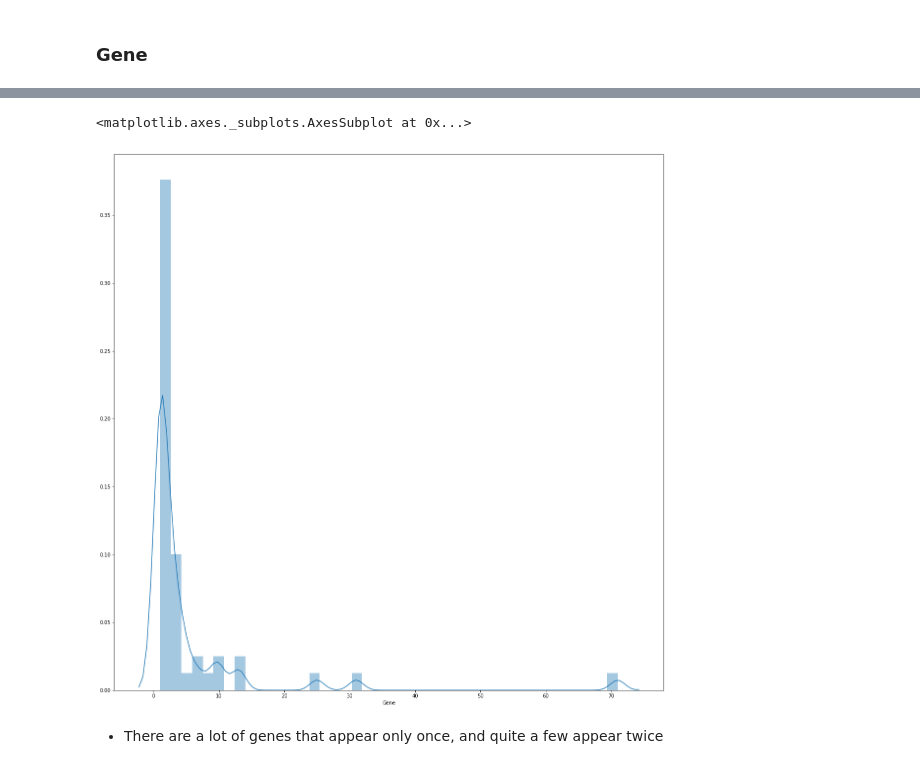
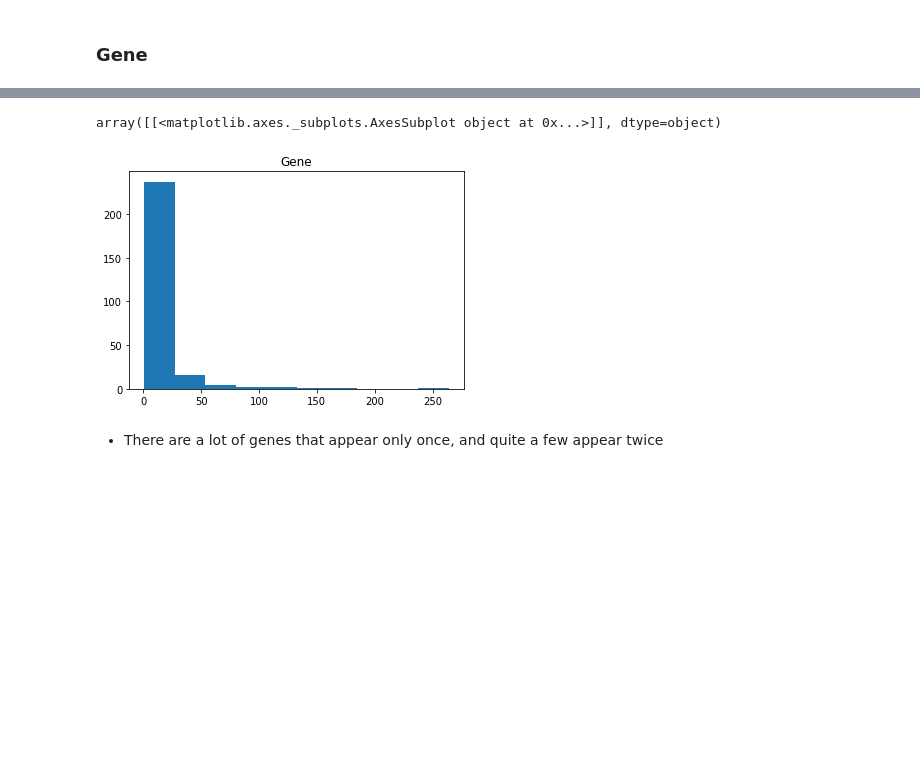
Before and after one commit to lriverawong/personalized-medicine-data-analysis, a Jupyter notebook: Final.ipynb, the cells around one changed output, grey strips where cells are left out. Saved outputs shown, nothing was run; the diff lists cells and outputs as text; code cells hidden in the pictures; blank space fills up the shorter version.

```diff
--- a/Final.ipynb
+++ b/Final.ipynb
@@ -110,12 +110,10 @@ ALK        69
 PDGFRA     60
 Name: Gene, dtype: int64
-# %%
-#Look at distribution of frequency of genes
-plt.figure(figsize=(20,20))
-sns.distplot(gene_freq.value_counts())
-# %% [output]
-<matplotlib.axes._subplots.AxesSubplot at 0x...>
-[figure, removed]
+# %%
+pd.DataFrame(gene_freq).hist(grid='False')
+# %% [output]
+array([[<matplotlib.axes._subplots.AxesSubplot object at 0x...>]], dtype=object)
+[figure, added]
 # %% [markdown]
 - There are a lot of genes that appear only once, and quite a few appear twice
 # %%
```
Also changed, not shown: parts of 13 cells of this notebook.
